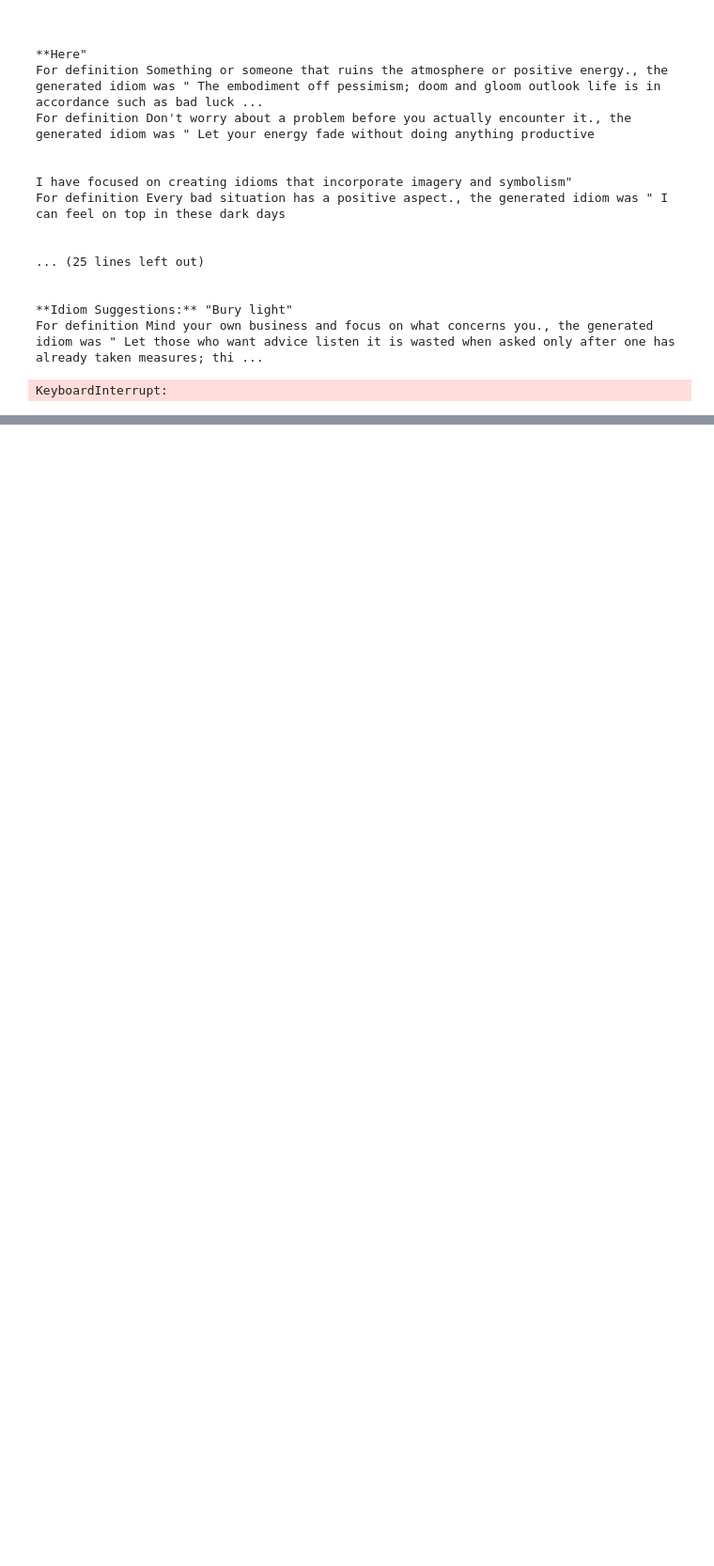
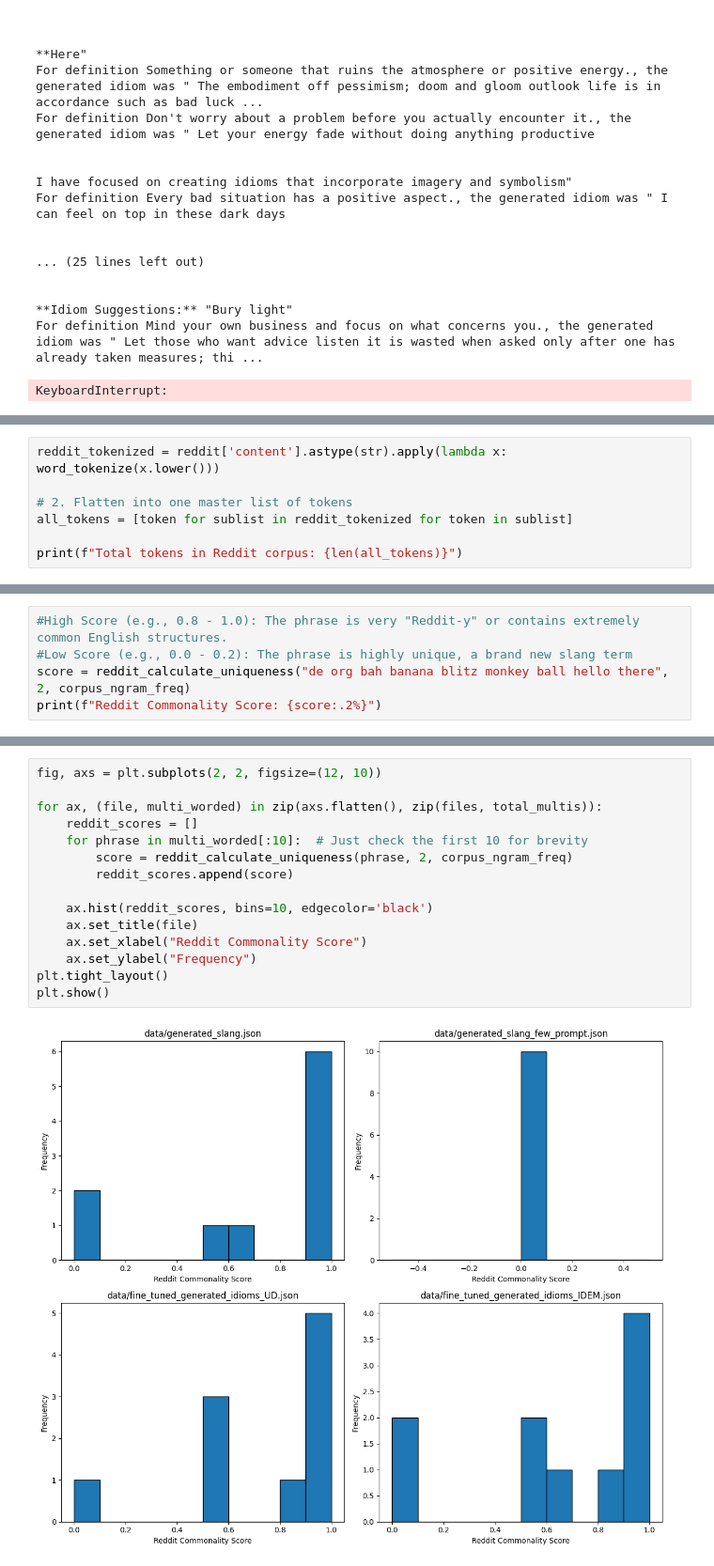
Before and after one commit to Brock555555/175Project, a Jupyter notebook: project.ipynb, the cells around one changed output, grey strips where cells are left out. Shown at 94% size. Drawn from its saved outputs; the diff is of its cells as text; blank space fills up the shorter version.

Commit message:
combined eval into main branch

```diff
--- a/project.ipynb
+++ b/project.ipynb
@@ -101,0 +440,7 @@ KeyboardInterrupt:
+# %%
+reddit_tokenized = reddit['content'].astype(str).apply(lambda x: word_tokenize(x.lower()))
+
+# 2. Flatten into one master list of tokens
+all_tokens = [token for sublist in reddit_tokenized for token in sublist]
+
+print(f"Total tokens in Reddit corpus: {len(all_tokens)}")
@@ -101,0 +472,5 @@ KeyboardInterrupt:
+# %%
+#High Score (e.g., 0.8 - 1.0): The phrase is very "Reddit-y" or contains extremely common English structures.
+#Low Score (e.g., 0.0 - 0.2): The phrase is highly unique, a brand new slang term
+score = reddit_calculate_uniqueness("de org bah banana blitz monkey ball hello there", 2, corpus_ngram_freq)
+print(f"Reddit Commonality Score: {score:.2%}")
@@ -101,0 +608,17 @@ KeyboardInterrupt:
+# %%
+fig, axs = plt.subplots(2, 2, figsize=(12, 10))
+
+for ax, (file, multi_worded) in zip(axs.flatten(), zip(files, total_multis)):
+    reddit_scores = []
+    for phrase in multi_worded[:10]:  # Just check the first 10 for brevity
+        score = reddit_calculate_uniqueness(phrase, 2, corpus_ngram_freq)
+        reddit_scores.append(score)
+
+    ax.hist(reddit_scores, bins=10, edgecolor='black')
+    ax.set_title(file)
+    ax.set_xlabel("Reddit Commonality Score")
+    ax.set_ylabel("Frequency")
+plt.tight_layout()
+plt.show()
+# %% [output]
+[figure, added]
```
Also changed, not shown: parts of 42 cells of this notebook, 5 other files.
